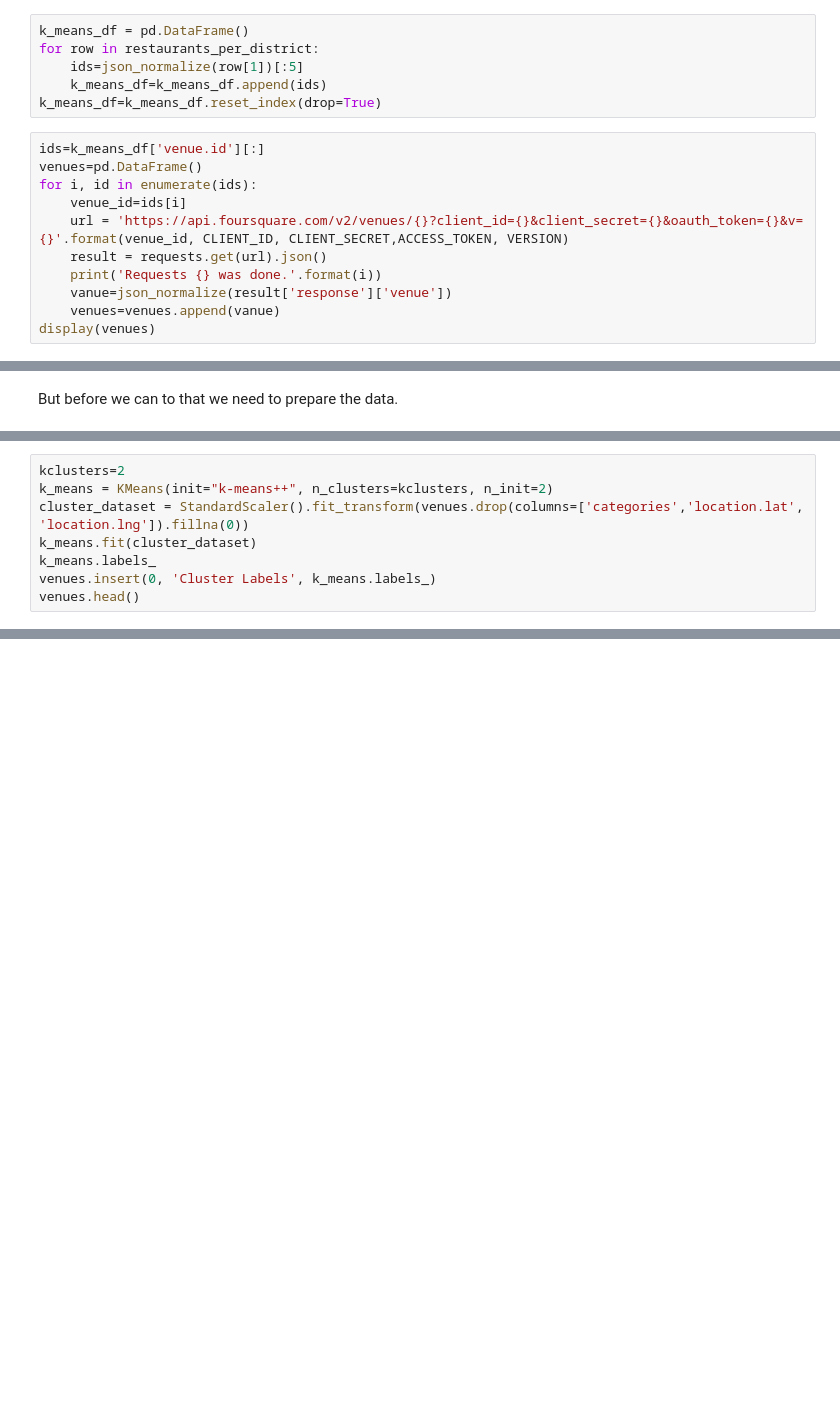
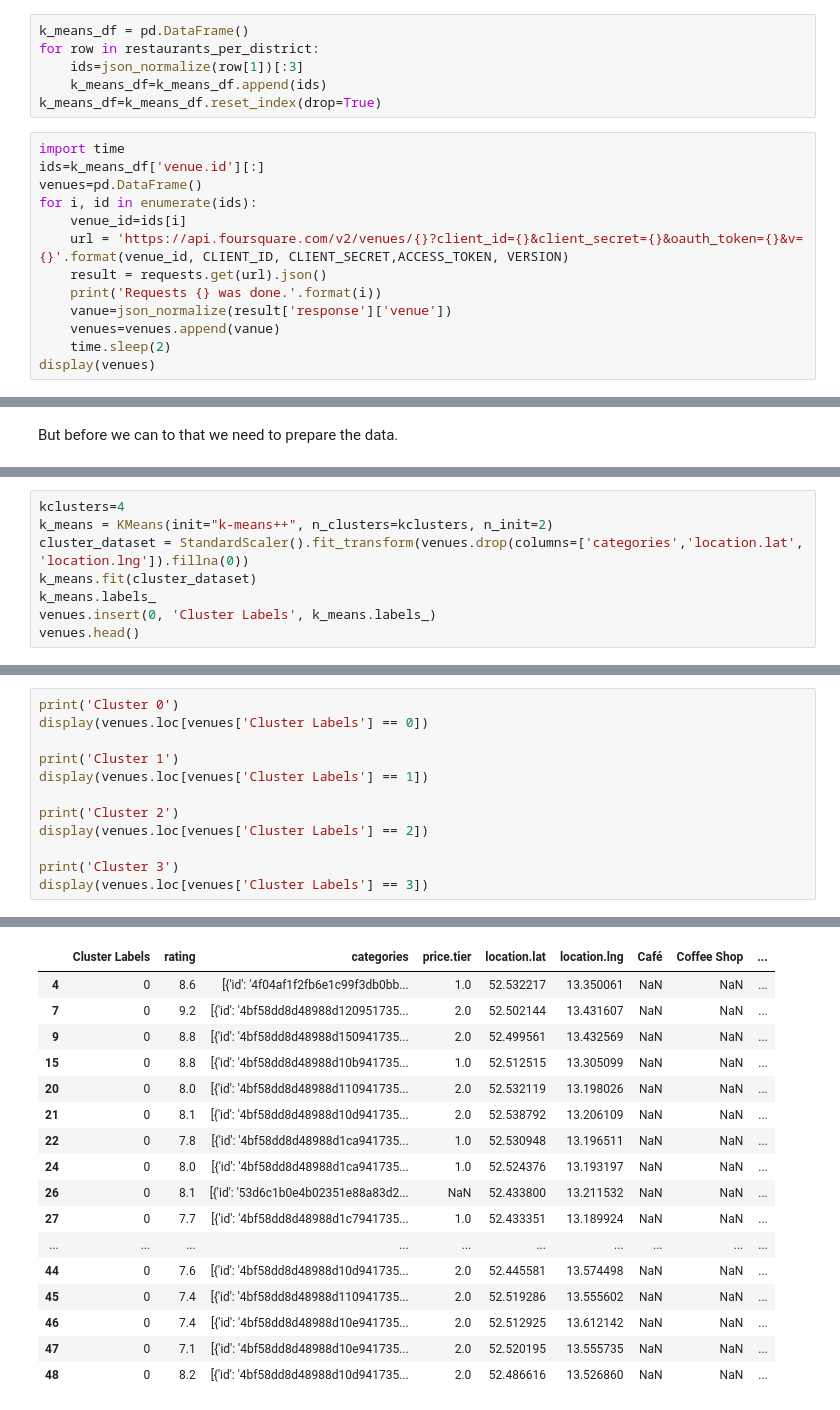
Before and after one commit to TobiasSackmann/Coursera_Capstone_Week4_and_5, a Jupyter notebook: Coursera_Capstone_Week4and5.ipynb, the cells around one changed output, grey strips where cells are left out. Cells and saved outputs as stored; diff of their text form; blank space fills up the shorter version.

```diff
--- a/Coursera_Capstone_Week4and5.ipynb
+++ b/Coursera_Capstone_Week4and5.ipynb
@@ -240,10 +258,11 @@ Due to the fact we have only a limited amount of requests per day, we will only
 # %%
 k_means_df = pd.DataFrame()
 for row in restaurants_per_district:
-    ids=json_normalize(row[1])[:5]
+    ids=json_normalize(row[1])[:3]
     k_means_df=k_means_df.append(ids)
 k_means_df=k_means_df.reset_index(drop=True)
 # %%
+import time
 ids=k_means_df['venue.id'][:]
 venues=pd.DataFrame()
 for i, id in enumerate(ids):
@@ -253,6 +272,7 @@ for i, id in enumerate(ids):
     print('Requests {} was done.'.format(i))
     vanue=json_normalize(result['response']['venue'])
     venues=venues.append(vanue)
+    time.sleep(2)
 display(venues)
 # %% [output]
 Requests 0 was done.
@@ -270,5 +323,5 @@ KeyError: 'categories'
 # %%
-kclusters=2
+kclusters=4
 k_means = KMeans(init="k-means++", n_clusters=kclusters, n_init=2)
 cluster_dataset = StandardScaler().fit_transform(venues.drop(columns=['categories','location.lat', 'location.lng']).fillna(0))
 k_means.fit(cluster_dataset)
@@ -300,0 +366,13 @@ map_clusters2
+# %%
+print('Cluster 0')
+display(venues.loc[venues['Cluster Labels'] == 0])
+
+print('Cluster 1')
+display(venues.loc[venues['Cluster Labels'] == 1])
+
+print('Cluster 2')
+display(venues.loc[venues['Cluster Labels'] == 2])
+
+print('Cluster 3')
+display(venues.loc[venues['Cluster Labels'] == 3])
+# %% [output]
@@ -300,0 +380,17 @@ map_clusters2
+|  | Cluster Labels | rating | categories | price.tier | location.lat | location.lng | Café | Coffee Shop | ... |
+| 4 | 0 | 8.6 | [{'id': '4f04af1f2fb6e1c99f3db0bb... | 1.0 | 52.532217 | 13.350061 | NaN | NaN | ... |
+| 7 | 0 | 9.2 | [{'id': '4bf58dd8d48988d120951735... | 2.0 | 52.502144 | 13.431607 | NaN | NaN | ... |
+| 9 | 0 | 8.8 | [{'id': '4bf58dd8d48988d150941735... | 2.0 | 52.499561 | 13.432569 | NaN | NaN | ... |
+| 15 | 0 | 8.8 | [{'id': '4bf58dd8d48988d10b941735... | 1.0 | 52.512515 | 13.305099 | NaN | NaN | ... |
+| 20 | 0 | 8.0 | [{'id': '4bf58dd8d48988d110941735... | 2.0 | 52.532119 | 13.198026 | NaN | NaN | ... |
+| 21 | 0 | 8.1 | [{'id': '4bf58dd8d48988d10d941735... | 2.0 | 52.538792 | 13.206109 | NaN | NaN | ... |
+| 22 | 0 | 7.8 | [{'id': '4bf58dd8d48988d1ca941735... | 1.0 | 52.530948 | 13.196511 | NaN | NaN | ... |
+| 24 | 0 | 8.0 | [{'id': '4bf58dd8d48988d1ca941735... | 1.0 | 52.524376 | 13.193197 | NaN | NaN | ... |
+| 26 | 0 | 8.1 | [{'id': '53d6c1b0e4b02351e88a83d2... | NaN | 52.433800 | 13.211532 | NaN | NaN | ... |
+| 27 | 0 | 7.7 | [{'id': '4bf58dd8d48988d1c7941735... | 1.0 | 52.433351 | 13.189924 | NaN | NaN | ... |
+| ... | ... | ... | ... | ... | ... | ... | ... | ... | ... |
+| 44 | 0 | 7.6 | [{'id': '4bf58dd8d48988d10d941735... | 2.0 | 52.445581 | 13.574498 | NaN | NaN | ... |
+| 45 | 0 | 7.4 | [{'id': '4bf58dd8d48988d110941735... | 2.0 | 52.519286 | 13.555602 | NaN | NaN | ... |
+| 46 | 0 | 7.4 | [{'id': '4bf58dd8d48988d10e941735... | 2.0 | 52.512925 | 13.612142 | NaN | NaN | ... |
+| 47 | 0 | 7.1 | [{'id': '4bf58dd8d48988d10e941735... | 2.0 | 52.520195 | 13.555735 | NaN | NaN | ... |
+| 48 | 0 | 8.2 | [{'id': '4bf58dd8d48988d10d941735... | 2.0 | 52.486616 | 13.526860 | NaN | NaN | ... |
```
Also changed, not shown: parts of 14 cells of this notebook.
